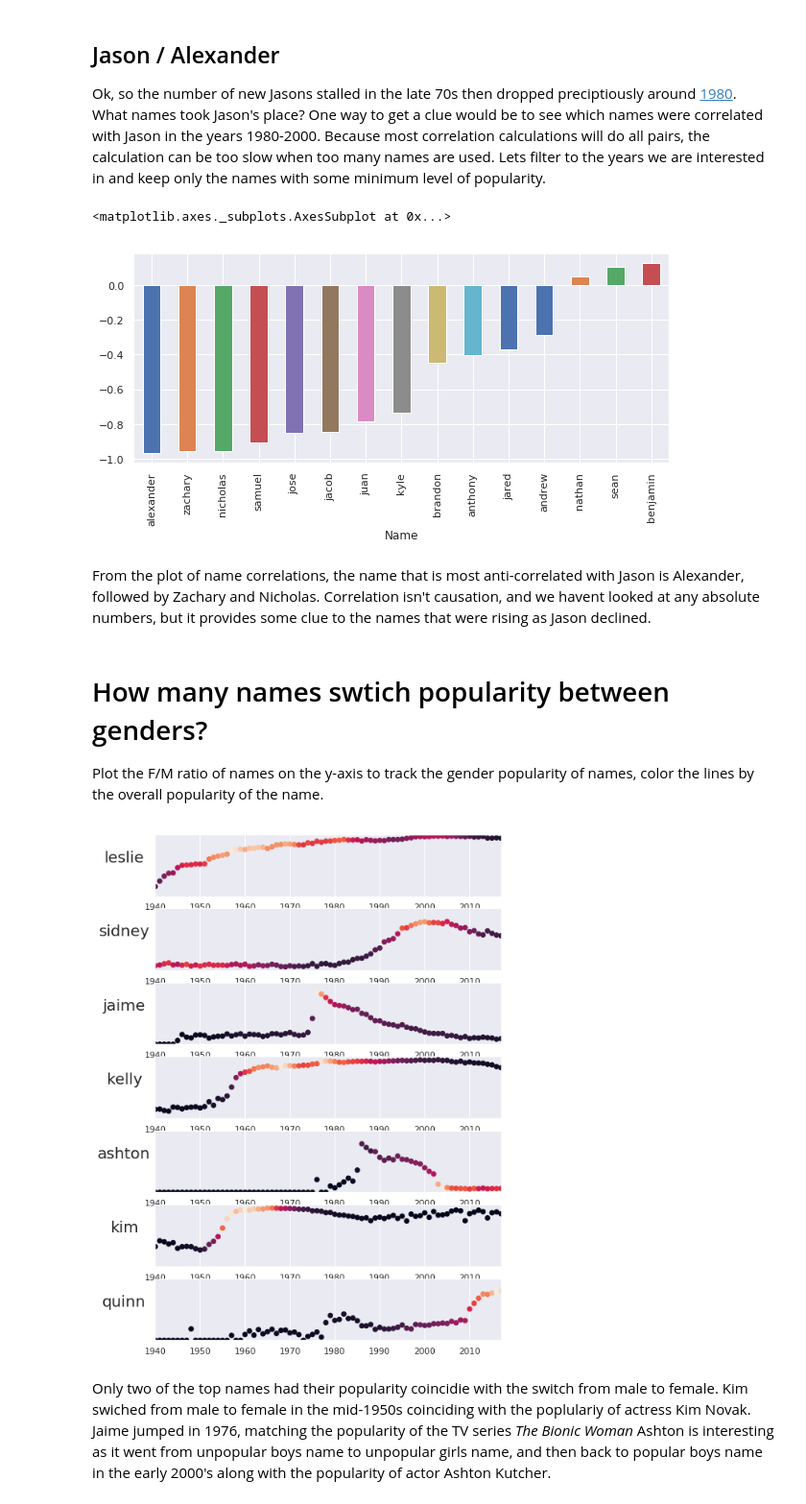
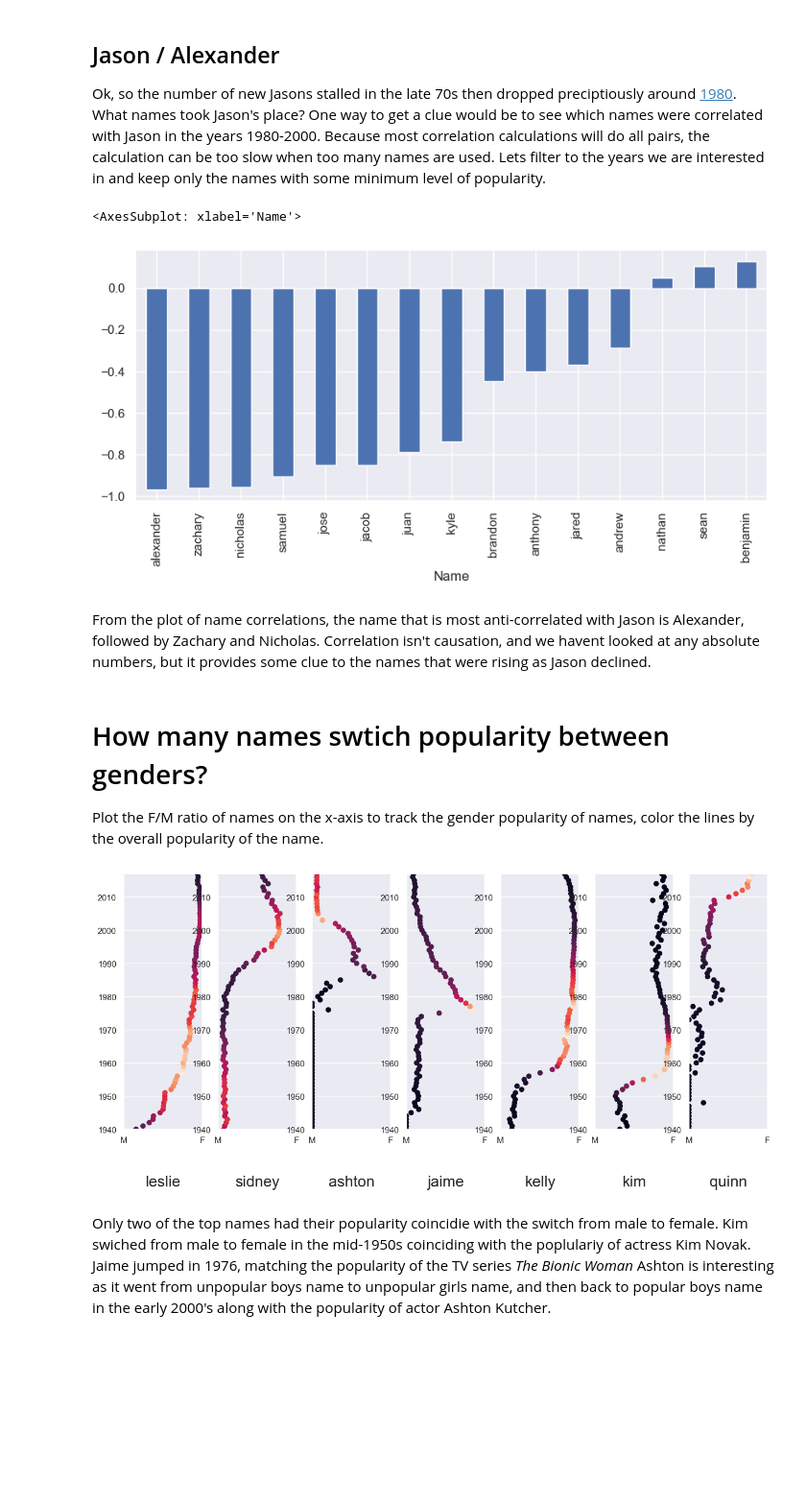
Before and after one commit to chepyle/BabyNames, a Jupyter notebook: BabyNames.ipynb, the cells around one changed output. Shown at 96% size. Cells and saved outputs as stored; diff of their text form; code cells hidden in the pictures; blank space fills up the shorter version.

```diff
--- a/BabyNames.ipynb
+++ b/BabyNames.ipynb
@@ -30,15 +28,16 @@ np.random.seed(8675309)
 # %% [markdown]
 Read in the name files then take a peek to see what we have:
 # %%
-rawnames = pd.DataFrame()
+
+rawdfs = []
 for f in glob.glob('./names/yob*.txt'):
     yr = int(re.findall('\\d+',f)[0])
     dat=pd.read_csv(f,names=['Name','Gender','Count'])
     dat['Year']=yr
     dat['Name']=dat['Name'].str.lower()
     dat['Pct'] = dat.groupby('Gender',group_keys=False).apply(lambda f: f.Count/f.Count.sum()*100)
-    rawnames=rawnames.append(dat)
-
+    rawdfs.append(dat)
+rawnames = pd.concat(rawdfs)
 names = rawnames.pivot_table(index = ['Year','Name'], columns = 'Gender', values=['Count','Pct'], fill_value=0).reset_index()
 names.index.rename('index',inplace=True)
 names.columns = names.columns.map(' '.join).str.strip()
@@ -306,14 +363,14 @@ df_subset = names.loc[(names.Year >1980) &(names.Year < 2000)&(names['Count M']>
 plt.figure(figsize = (10,4))
 df_subset.dropna(how='any',axis=1).corr().loc['jason',:].sort_values(ascending=True).head(15).plot(kind='bar')
 # %% [output]
-<matplotlib.axes._subplots.AxesSubplot at 0x...>
+<AxesSubplot: xlabel='Name'>
-[figure, old version]
+[figure, new version]
 # %% [markdown]
 From the plot of name correlations, the name that is most anti-correlated with Jason is Alexander, followed by Zachary and Nicholas.  Correlation isn't causation, and we havent looked at any absolute numbers, but it provides some clue to the names that were rising as Jason declined.
 # %% [markdown]
 # How many names swtich popularity between genders?
 
-Plot the F/M ratio of names on the y-axis to track the gender popularity of names, color the lines by the overall popularity of the name.
+Plot the F/M ratio of names on the x-axis to track the gender popularity of names, color the lines by the overall popularity of the name.
 # %%
 names['F_Ratio'] = names['Count F']/(names['Count F']+names['Count M'])
 nameswitch = names.loc[names['Count']>1000].groupby('Name').apply(lambda x: np.max(x['F_Ratio'])-np.min(x['F_Ratio']))
@@ -320,17 +378,17 @@ nameswitch = names.loc[names['Count']>1000].groupby('Name').apply(lambda x: np.m
 # %%
 plot_names = nameswitch.loc[nameswitch>0.6].sort_values(ascending=False)
-plt.figure(figsize=(8,12))
+plt.figure(figsize=(15,6))
 for ix,pn in enumerate(plot_names.index):
-    plt.subplot(len(plot_names),1,ix+1)
+    plt.subplot(1,len(plot_names),ix+1)
 
-    plt.scatter(names.loc[names.Name == pn,'Year'],names.loc[names.Name == pn,'F_Ratio'],
+    plt.scatter(names.loc[names.Name == pn,'F_Ratio'],names.loc[names.Name == pn,'Year'],
              c=names.loc[names.Name == pn, 'Count F']+names.loc[names.Name == pn, 'Count M'])
-    plt.ylim([0,1])
-    plt.xlim([1940,2017])
-    plt.yticks([])
-    plt.ylabel(pn,rotation=0,labelpad = 40,size=20)
+    plt.xlim([0,1])
+    plt.ylim([1940,2017])
+    plt.xticks(ticks=[0,1],labels=['M','F'])
+    plt.xlabel(pn,rotation=0,labelpad = 40,size=20)
 # %% [output]
-[figure, old version]
+[figure, new version]
 # %% [markdown]
 Only two of the top names had their popularity coincidie with the switch from male to female.  Kim swiched from male to female in the mid-1950s coinciding with the poplulariy of actress Kim Novak.  Jaime jumped in 1976, matching the popularity of the TV series *The Bionic Woman*  Ashton is interesting as it went from unpopular boys name to unpopular girls name, and then back to popular boys name in the early 2000's along with the popularity of actor Ashton Kutcher.
 # %% [markdown]
```
Also changed, not shown: parts of 42 cells of this notebook, 2 other files.
